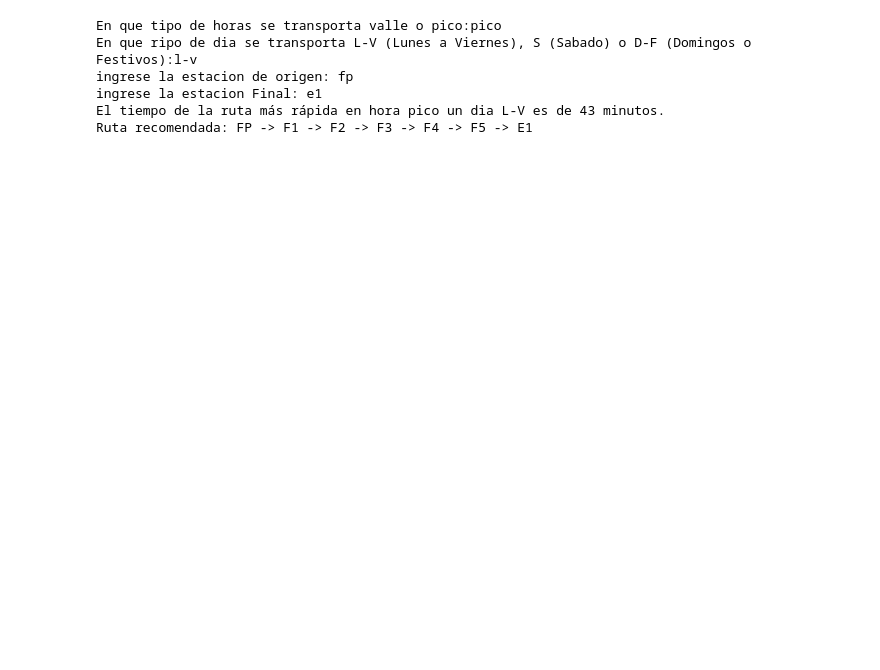
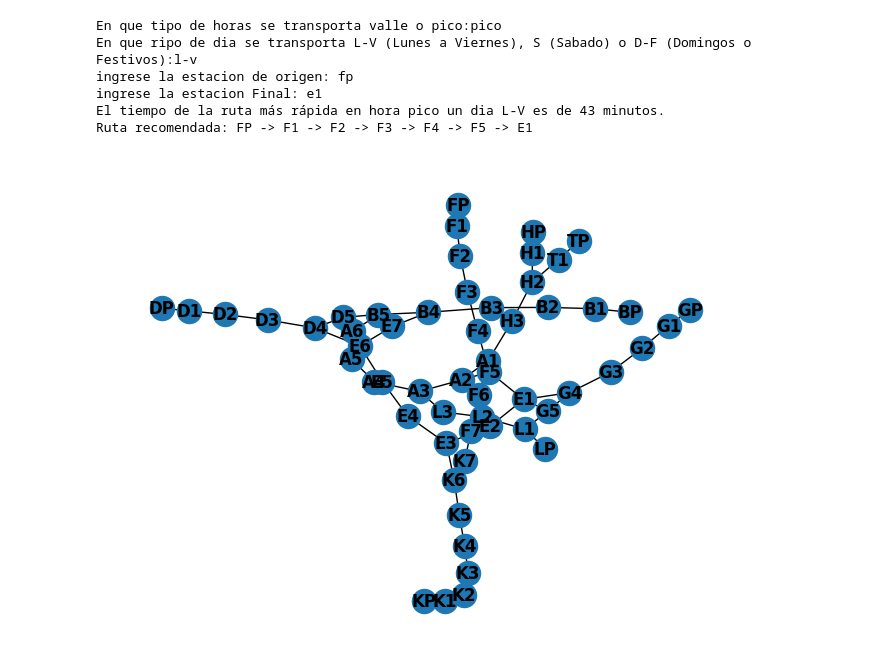
Before and after one commit to Luicarlozano/Ibero_IA, a Jupyter notebook: Actividad_2_IA.ipynb, the cells around one changed output. Cells and saved outputs as stored; diff of their text form; code cells hidden in the pictures; blank space fills up the shorter version.

```diff
--- a/Actividad_2_IA.ipynb
+++ b/Actividad_2_IA.ipynb
@@ -180,3 +180,47 @@ ingrese la estacion de origen: fp
 ingrese la estacion Final: e1
 El tiempo de la ruta más rápida en hora pico un dia L-V es de 43 minutos.
 Ruta recomendada: FP -> F1 -> F2 -> F3 -> F4 -> F5 -> E1
+# %%
+#Representación visual de los nodos y su conexiones
+import networkx as nx
+
+grafoRedT = nx.Graph()
+grafoRedT.add_edges_from([('KP','K1'),('K1','K2'),('K1','KP'),('K2','K1'),('K2','K3'),('K3','K2'),('K3','K4'),
+                            ('K4','K3'),('K4','K5'),('K5','K6'),('K5','K4'),('K6','K5'),('K6','K7'),('K6','E3'),
+                          ('K7','K6'),('K7','F7'),('E1','E2'),('E1','F5'),('E1','G5'),('E1','G4'),
+                           ('E2','E3'),('E2','E1'),('E3','E2'),('E3','K6'),('E3','E4'),
+                          ('E4','E3'),('E4','E5'),('E5','E4'),('E5','E6'),
+                          ('E6','E5'),('E6','E7'),('E6','D4'),('E7','E6'),('E7','B4'),
+                          ('D5','D4'),('D5','B5'),('D5','A6'),('D4','E6'),('D4','D3'),('D4','D5'),
+                          ('D3','D4'),('D3','D2'),('D2','D3'),('D2','D1'),
+                          ('D1','D2'),('D1','DP'),('DP','D1'),('B5','B4'),('B5','D5'),('B5','A6'),
+                          ('B4','E7'),('B4','B3'),('B4','B5'),('B3','B4'),('B3','B2'),
+                          ('B2','B3'),('B2','B1'),('B1','B2'),('B1','BP'),('BP','B1'),
+                          ('A6','B5'),('A6','D5'),('A6','A5'),('A5','A4'),('A5','A6'),
+                          ('A4','A5'),('A4','A3'),('A3','A4'),('A3','A2'),('A3','L3'),
+                          ('A2','A3'),('A2','A1'),('A2','F5'),('A2','F6'),
+                          ('A1','A2'),('A1','H3'),('A1','F5'),('A1','F6'),
+                          ('F7','K7'),('F7','F6'),('F6','F7'),('F6','F5'),('F6','A2'),('F6','A1'),('F6','L2'),
+                          ('F5','F6'),('F5','F4'),('F5','A2'),('F5','A1'),('F5','E1'),
+                          ('F4','F5'),('F4','F3'),('F3','F4'),('F3','F2'),
+                          ('F2','F3'),('F2','F1'),('F1','F2'),('F1','FP'),
+                          ('FP','F1'),('L3','A3'),('L3','L2'),('L2','L3'),('L2','L1'),('L2','F6'),
+                          ('L1','L2'),('L1','LP'),('L1','G5'),('LP','L1'),
+                          ('G5','G4'),('G5','L1'),('G5','E1'),
+                          ('G4','G5'),('G4','G3'),('G4','E1'),
+                          ('G3','G4'),('G3','G2'),
+                          ('G2','G3'),('G2','G1'),
+                          ('G1','G2'),('G1','GP'),
+                          ('GP','G1'),('H3','A1'),('H3','H2'),
+                          ('H2','H3'),('H2','H1'),('H2','T1'),
+                          ('H1','H2'),('H1','HP'),
+                          ('HP','H1'),('T1','H2'),('T1','TP'),
+                          ('TP','T1')
+                          ])
+# %%
+import matplotlib.pyplot as plt
+
+nx.draw(grafoRedT, with_labels=True, font_weight='bold')
+plt.show()
+# %% [output]
+[figure, added]
```
